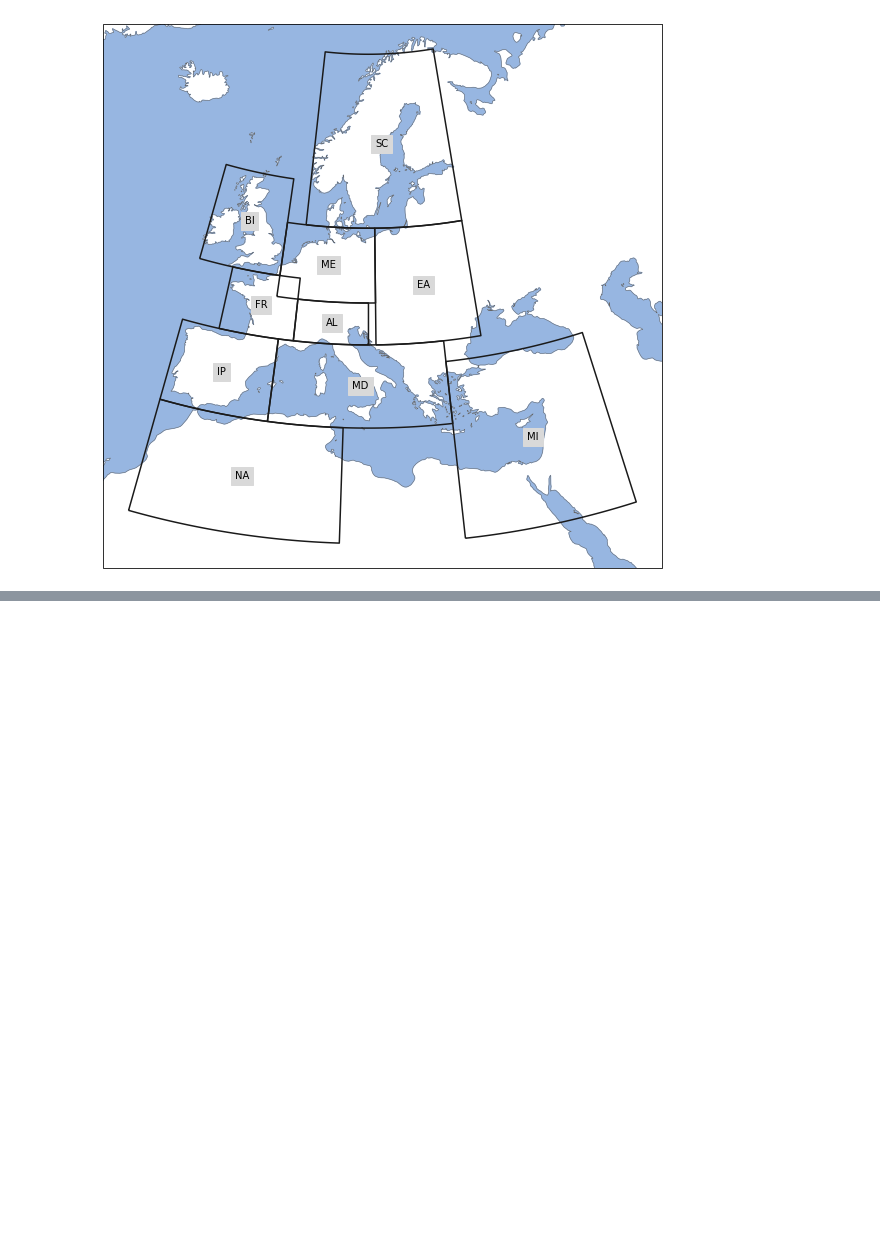
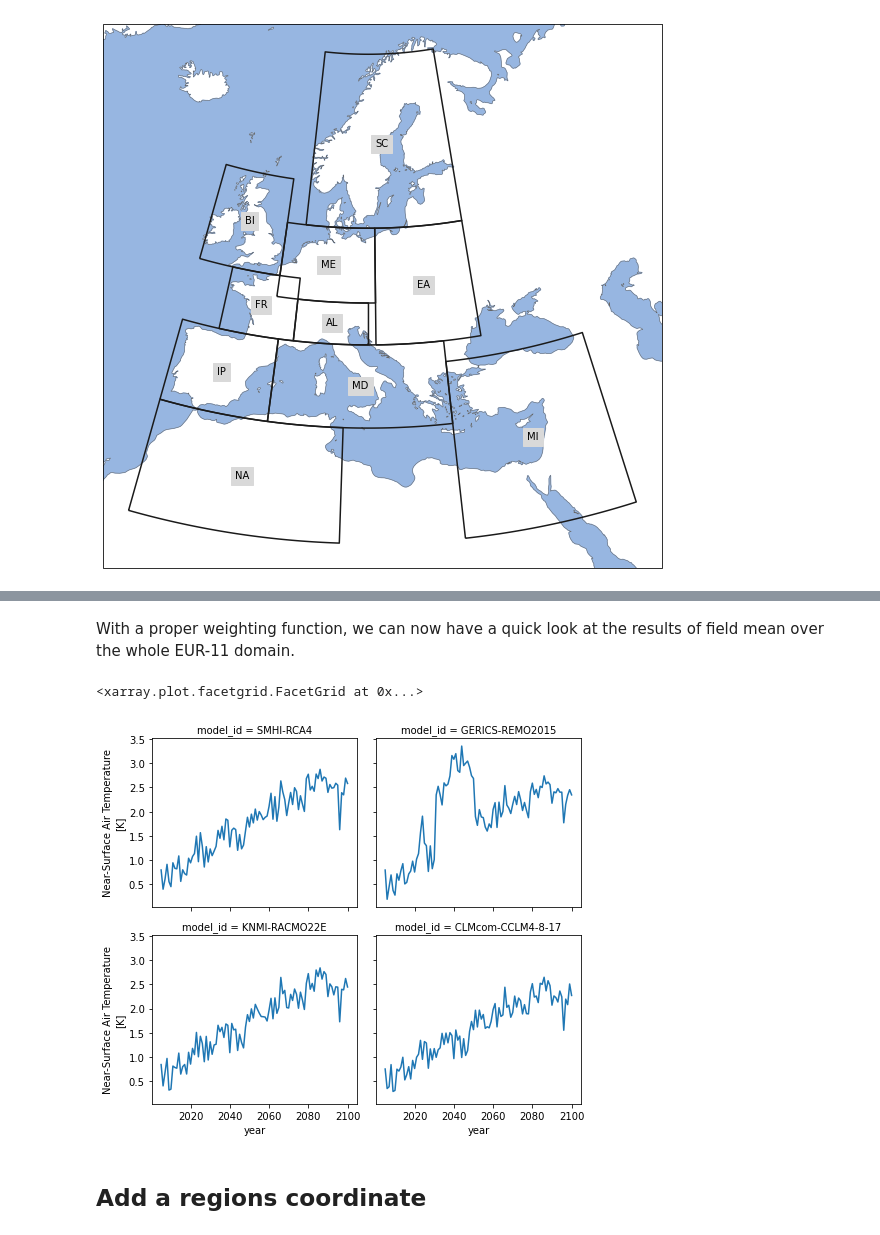
Before and after one commit to euro-cordex/py-cordex, a Jupyter notebook: notebooks/prudence.ipynb, the cells around one changed output, grey strips where cells are left out. Drawn from its saved outputs; the diff is of its cells as text; code cells hidden in the pictures; blank space fills up the shorter version.

```diff
--- a/notebooks/prudence.ipynb
+++ b/notebooks/prudence.ipynb
@@ -82,0 +196,2 @@ plot(me_topo, transform=ccrs.RotatedPole(*pole), projection=ccrs.RotatedPole(*po
+# %%
+yearmeans = {rcm: compute_change(ds, period, ref_period) for rcm, ds in dsets_concat.items()}
@@ -82,0 +202,3 @@ plot(me_topo, transform=ccrs.RotatedPole(*pole), projection=ccrs.RotatedPole(*po
+# %%
+models = list(dsets_concat.keys())
+models
@@ -82,0 +207,5 @@ plot(me_topo, transform=ccrs.RotatedPole(*pole), projection=ccrs.RotatedPole(*po
+# %%
+model_da = xr.DataArray(models, dims='model_id', name='model_id',
+                      coords={'model_id': models})
+changes = xr.concat([ym.tas for ym in yearmeans.values()], dim=model_da, coords="minimal", compat="override", join="override")
+changes
@@ -82,0 +271,3 @@ plot(me_topo, transform=ccrs.RotatedPole(*pole), projection=ccrs.RotatedPole(*po
+# %%
+changes_ = changes.persist()
+progress(changes_)
@@ -82,0 +276,10 @@ plot(me_topo, transform=ccrs.RotatedPole(*pole), projection=ccrs.RotatedPole(*po
+# %% [markdown]
+With a proper weighting function, we can now have a quick look at the results of field mean over the whole EUR-11 domain.
+# %%
+weight = np.cos(np.deg2rad(changes_.rlat))
+changes_.weighted(weight).mean(dim=('rlat', 'rlon')).plot(col="model_id", col_wrap=2)
+# %% [output]
+<xarray.plot.facetgrid.FacetGrid at 0x...>
+[figure, added]
+# %% [markdown]
+## Add a regions coordinate
```
Also changed, not shown: parts of 46 cells of this notebook, 1 other file.
